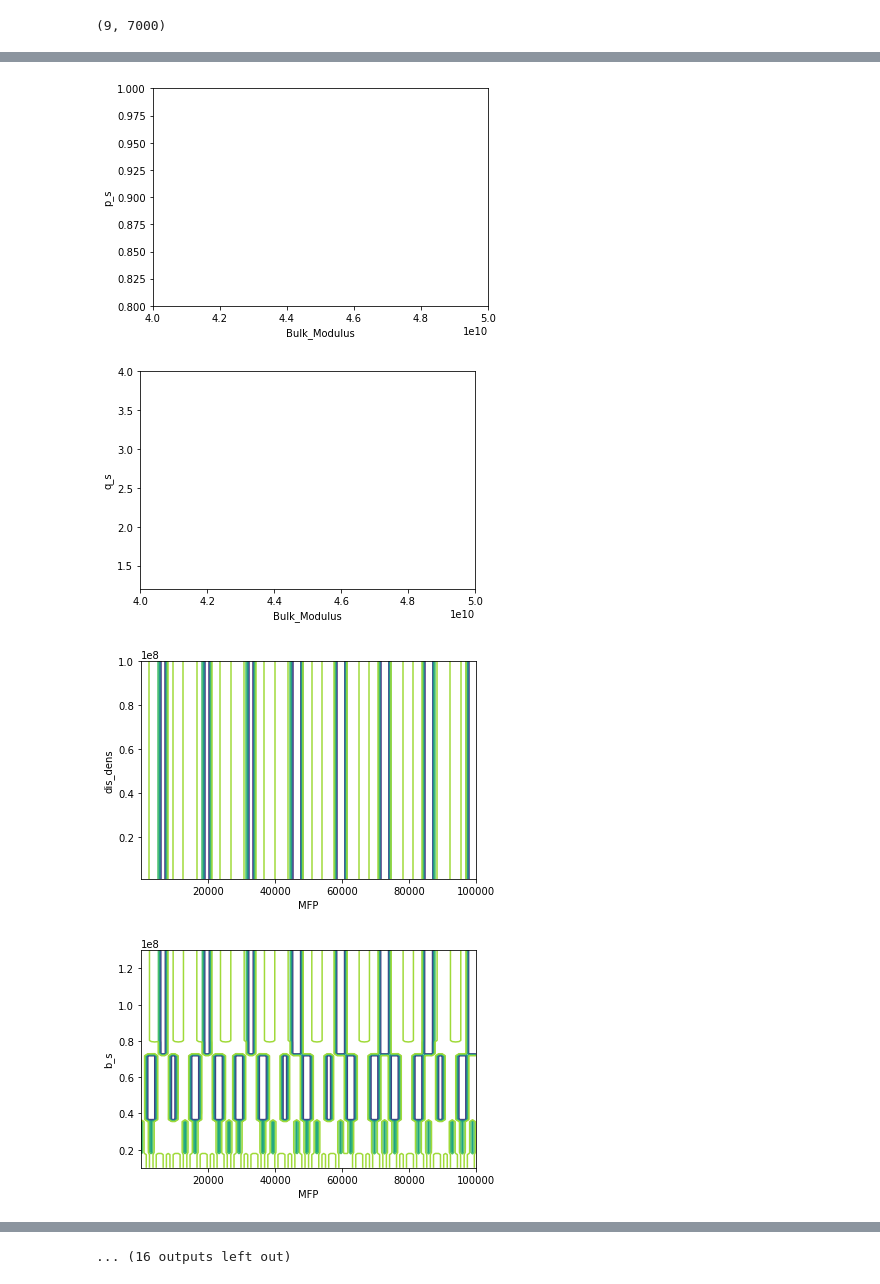
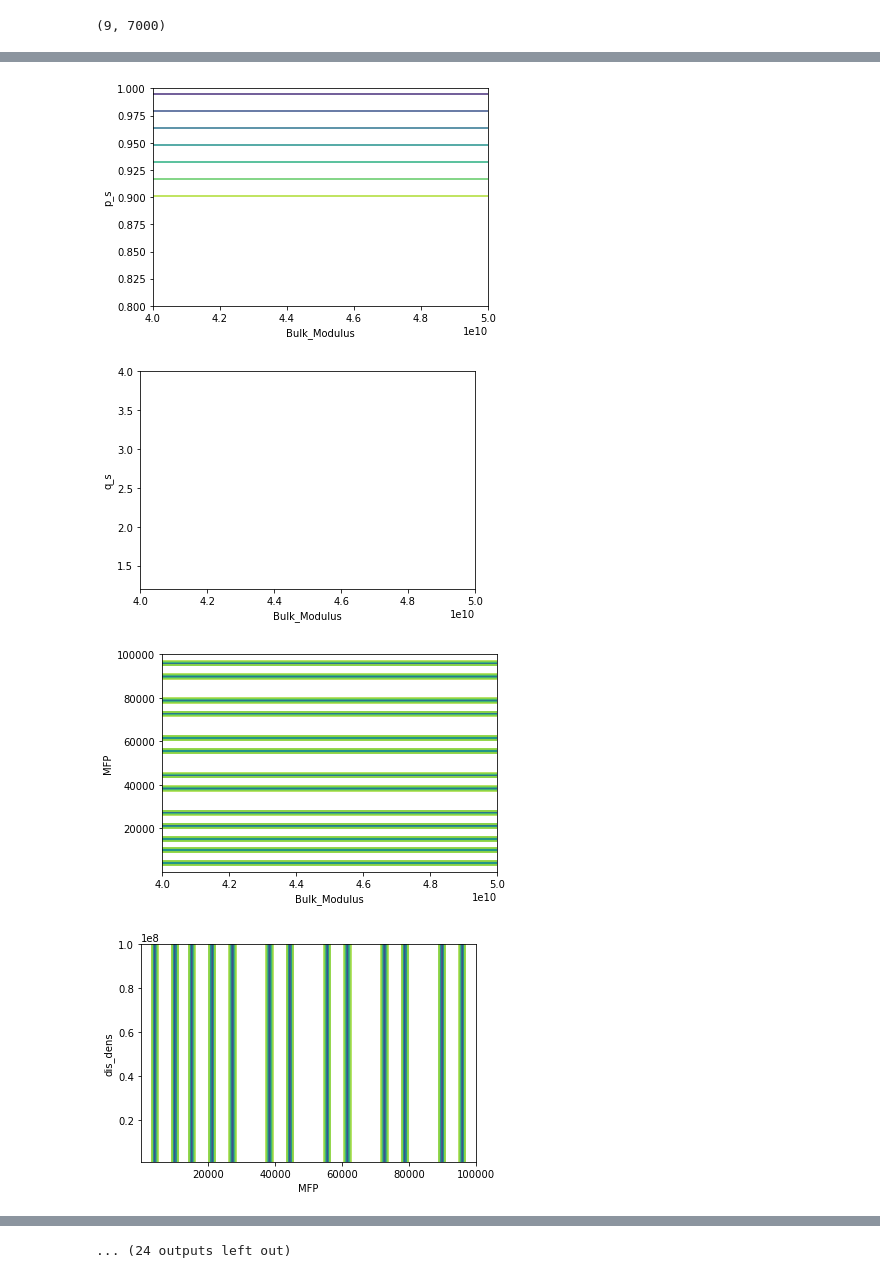
Before and after one commit to RoryBar/Kerneldens, a Jupyter notebook: Fake_dislotwin_kde_estimation-2d_plots.ipynb, the cells around one changed output, grey strips where cells are left out. Cells and saved outputs as stored; diff of their text form; code cells hidden in the pictures.

```diff
--- a/Fake_dislotwin_kde_estimation-2d_plots.ipynb
+++ b/Fake_dislotwin_kde_estimation-2d_plots.ipynb
@@ -316,7 +316,7 @@ def contour2d_kde(kernel, standard_values_list, val_index1, val_index2, meshgrid
 # %%
 figno = 100
 for i in range(len(keys)-1,-1,-1):
-    for j in range(i-1):
+    for j in range(i):
         figno +=1
         mesh = np.meshgrid(big_tuple[i], big_tuple[j])
         kern = contour2d_kde(kde, values_array[:,index_no], i,j, mesh)
@@ -330,7 +330,7 @@ for i in range(len(keys)-1,-1,-1):
 [figure]
 [figure]
 [figure]
-[figure, old version]
+[figure, new version]
 [figure]
-[figure, old version]
+[figure, new version]
-[figure, old version]
+[figure, new version]
@@ -340 +340 @@ for i in range(len(keys)-1,-1,-1):
-... (16 outputs left out)
+... (24 outputs left out)
```
Also changed, not shown: parts of 6 cells of this notebook.
